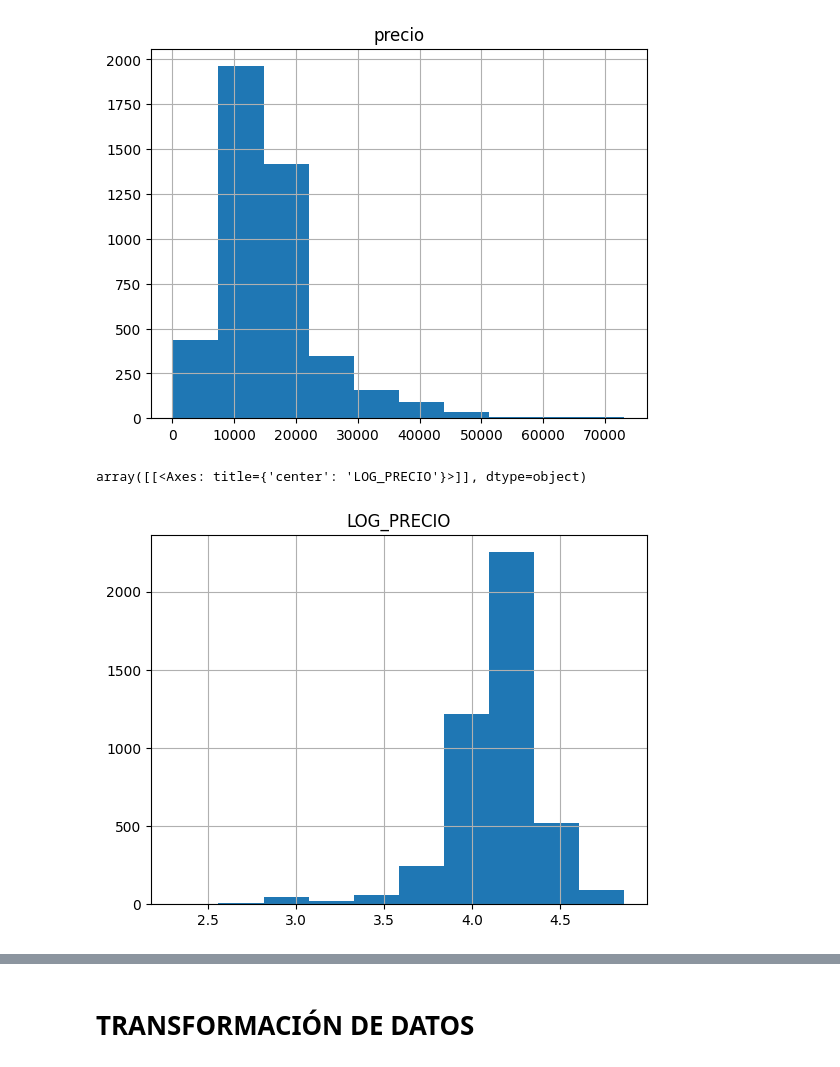
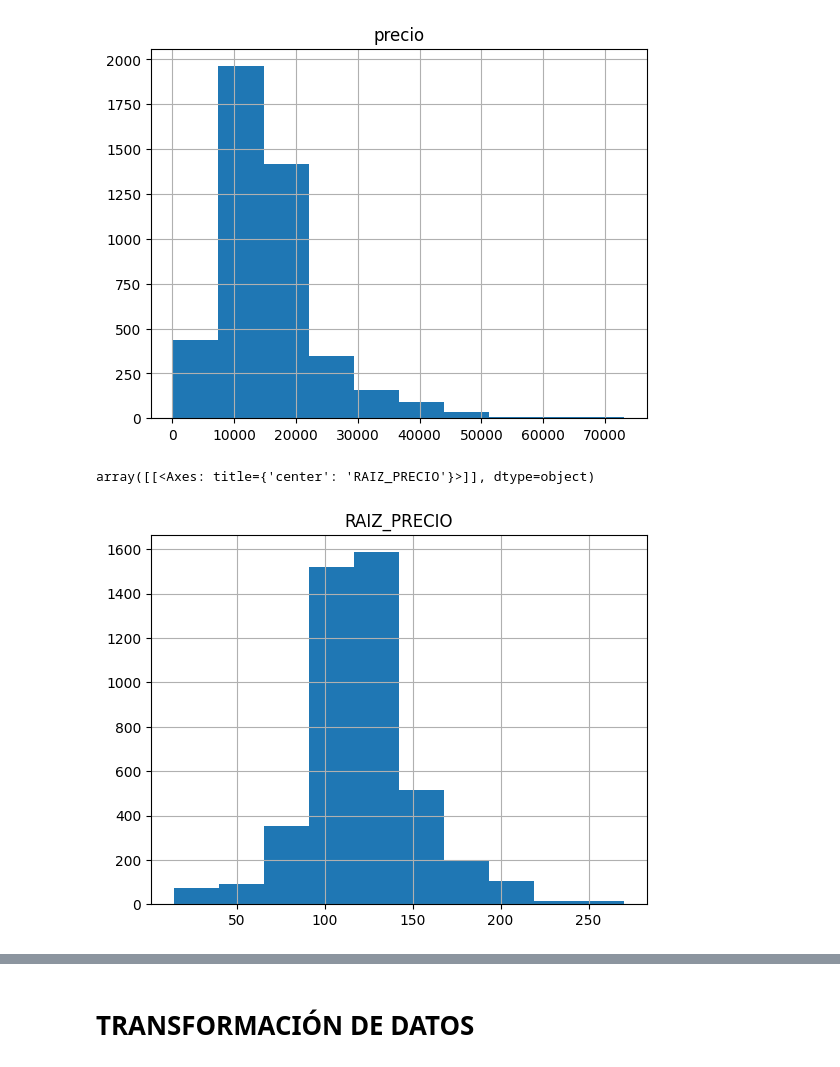
Before and after one commit to SyM97/primer_entregable, a Jupyter notebook: Primer entregable/practica_entregable_Simeon_Mitev.ipynb, the cells around one changed output, grey strips where cells are left out. Cells and saved outputs as stored; diff of their text form; code cells hidden in the pictures.

```diff
--- a/Primer entregable/practica_entregable_Simeon_Mitev.ipynb
+++ b/Primer entregable/practica_entregable_Simeon_Mitev.ipynb
@@ -414,6 +414,6 @@ sns.boxplot(x=df_bmw_rec["precio"])
 <Axes: xlabel='precio'>
 [figure]
 # %%
-df_bmw_rec["LOG_PRECIO"]=np.log10(df_bmw_rec["precio"])
-sns.boxplot(x=df_bmw_rec["LOG_PRECIO"])
+df_bmw_rec["RAIZ_PRECIO"]=np.sqrt(df_bmw_rec["precio"])
+sns.boxplot(x=df_bmw_rec["RAIZ_PRECIO"])
 # %% [output]
@@ -425,10 +425,10 @@ df_bmw_rec.hist("precio")
 array([[<Axes: title={'center': 'precio'}>]], dtype=object)
 [figure]
 # %%
-df_bmw_rec.hist("LOG_PRECIO")
+df_bmw_rec.hist("RAIZ_PRECIO")
 # %% [output]
-array([[<Axes: title={'center': 'LOG_PRECIO'}>]], dtype=object)
+array([[<Axes: title={'center': 'RAIZ_PRECIO'}>]], dtype=object)
-[figure, old version]
+[figure, new version]
 # %%
 df_bmw_rec.info()
 # %% [output]
```
Also changed, not shown: parts of 3 cells of this notebook, 2 other files.
